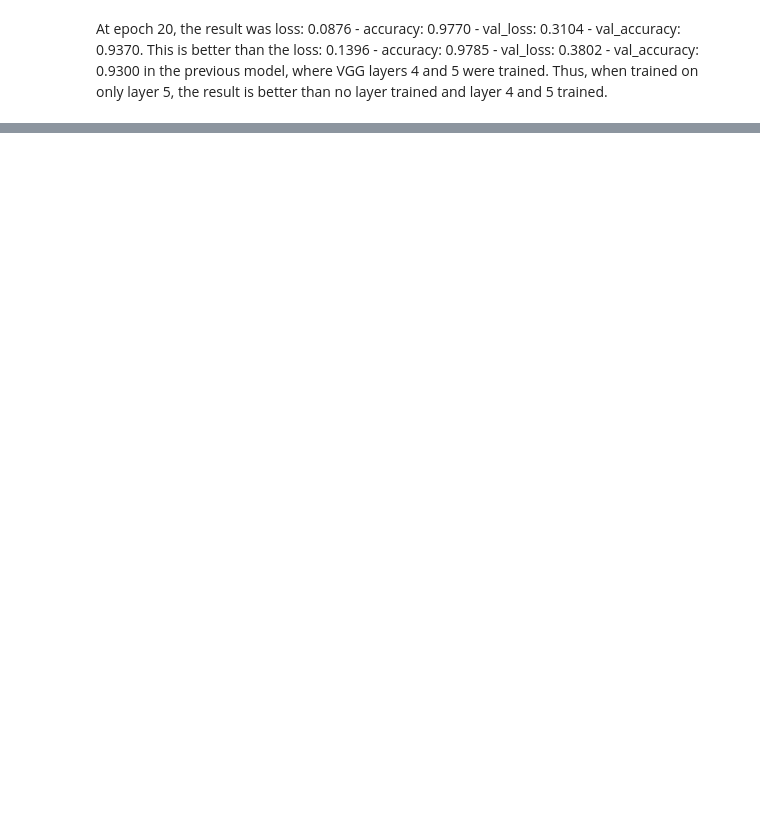
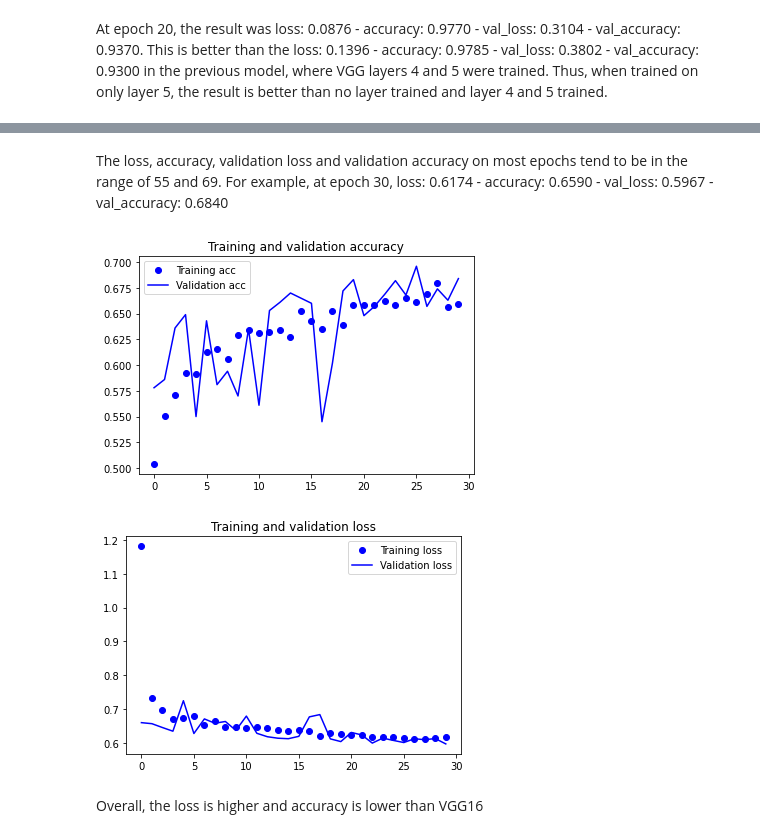
Before and after one commit to nopynospy/apu_deep_learning, a Jupyter notebook: LAB_7_Transfer_Learning_finetune.ipynb, the cells around one changed output, grey strips where cells are left out. Drawn from its saved outputs; the diff is of its cells as text; code cells hidden in the pictures; blank space fills up the shorter version.

```diff
--- a/LAB_7_Transfer_Learning_finetune.ipynb
+++ b/LAB_7_Transfer_Learning_finetune.ipynb
@@ -345,0 +442,6 @@ At epoch 20, the result was loss: 0.0876 - accuracy: 0.9770 - val_loss: 0.3104 -
+# %%
+# Provide path to the dataset
+base_dir = '/content/drive/MyDrive/DataGenerator/cats_dogs_small'
+train_dir = os.path.join(base_dir, 'train')
+validation_dir = os.path.join(base_dir, 'validation')
+test_dir = os.path.join(base_dir, 'test')
@@ -345,0 +510,10 @@ At epoch 20, the result was loss: 0.0876 - accuracy: 0.9770 - val_loss: 0.3104 -
+# %%
+# steps_per_epoch is based on the number of batches available in the training dataset
+# validation_steps is based on the number of batches in the validation dataset
+
+history3 = model3.fit(
+      train_generator,
+      steps_per_epoch=100,
+      epochs=30,
+      validation_data=validation_generator,
+      validation_steps=50)
@@ -345,0 +538,31 @@ At epoch 20, the result was loss: 0.0876 - accuracy: 0.9770 - val_loss: 0.3104 -
+# %% [markdown]
+The loss, accuracy, validation loss and validation accuracy on most epochs tend to be in the range of 55 and 69. For example, at epoch 30, loss: 0.6174 - accuracy: 0.6590 - val_loss: 0.5967 - val_accuracy: 0.6840
+# %%
+
+import matplotlib.pyplot as plt
+
+accuracy = history3.history['accuracy']
+val_acc = history3.history['val_accuracy']
+loss = history3.history['loss']
+val_loss = history3.history['val_loss']
+
+epochs = range(len(accuracy))
+
+plt.plot(epochs, accuracy, 'bo', label='Training acc')
+plt.plot(epochs, val_acc, 'b', label='Validation acc')
+plt.title('Training and validation accuracy')
+plt.legend()
+
+plt.figure()
+
+plt.plot(epochs, loss, 'bo', label='Training loss')
+plt.plot(epochs, val_loss, 'b', label='Validation loss')
+plt.title('Training and validation loss')
+plt.legend()
+
+plt.show()
+# %% [output]
+[figure, added]
+[figure, added]
+# %% [markdown]
+Overall, the loss is higher and accuracy is lower than VGG16
```
Also changed, not shown: parts of 41 cells of this notebook.
